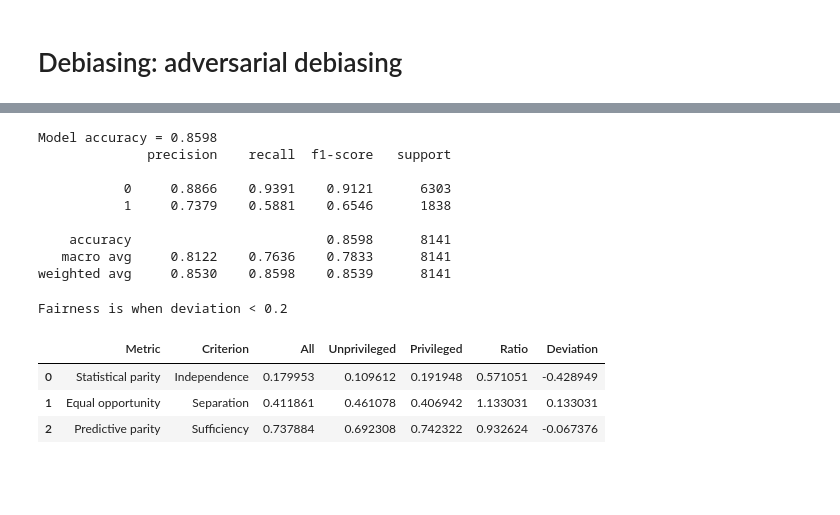
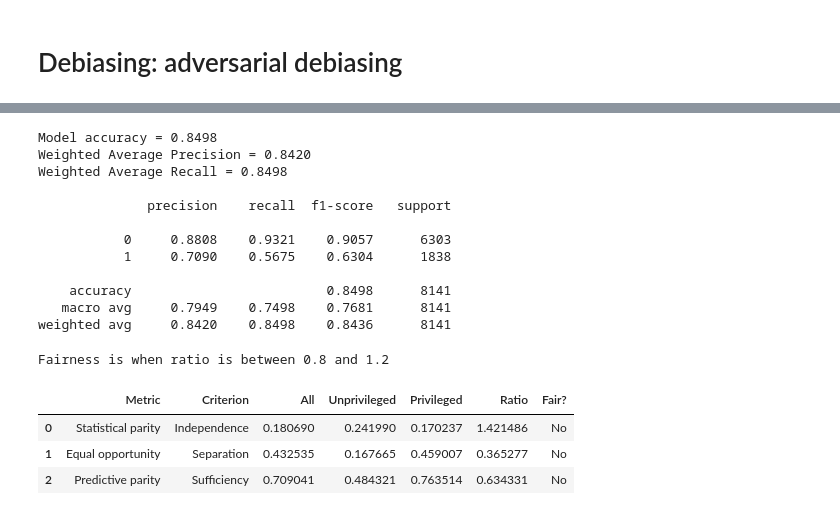
Before and after one commit to basisai/xafai-demo, a Jupyter notebook: toy_example.ipynb, the cells around one changed output, grey strips where cells are left out. Drawn from its saved outputs; the diff is of its cells as text; code cells hidden in the pictures; blank space fills up the shorter version.

```diff
--- a/toy_example.ipynb
+++ b/toy_example.ipynb
@@ -283,8 +276,9 @@ threshold = 0.2
 BIAS_INFO = {
     'favorable_label': 1,
     'unfavorable_label': 0,
-    'protected_columns': ['Race=Amer-Indian-Eskimo', 'Race=Asian-Pac-Islander',
-                          'Race=Black', 'Race=Other', 'Race=White']
+    'protected_columns': [
+        'Race=Amer-Indian-Eskimo', 'Race=Asian-Pac-Islander',
+        'Race=Black', 'Race=Other', 'Race=White']
 }
 
 PRIVILEGED_INFO = {
@@ -426,33 +430,39 @@ epoch 19; iter: 0; batch classifier loss: 0.271777; batch adversarial loss: 0.47
 # %%
-y_val_adj = adj_val.labels
+y_val_adj = adj_pred_val.labels
 
 # Compute accuracy after debiasing
 print(f"Model accuracy = {metrics.accuracy_score(y_val, y_val_adj):.4f}")
+print("Weighted Average Precision = {:.4f}".format(metrics.precision_score(y_val, y_val_adj, average="weighted")))
+print("Weighted Average Recall = {:.4f}".format(metrics.recall_score(y_val, y_val_adj, average="weighted")), "\n")
 print(metrics.classification_report(y_val, y_val_adj, digits=4))
 # %% [output]
-Model accuracy = 0.8598
+Model accuracy = 0.8498
+Weighted Average Precision = 0.8420
+Weighted Average Recall = 0.8498
+
               precision    recall  f1-score   support
 
-           0     0.8866    0.9391    0.9121      6303
-           1     0.7379    0.5881    0.6546      1838
+           0     0.8808    0.9321    0.9057      6303
+           1     0.7090    0.5675    0.6304      1838
 
-    accuracy                         0.8598      8141
-   macro avg     0.8122    0.7636    0.7833      8141
-weighted avg     0.8530    0.8598    0.8539      8141
+    accuracy                         0.8498      8141
+   macro avg     0.7949    0.7498    0.7681      8141
+weighted avg     0.8420    0.8498    0.8436      8141
 # %%
 # Compute fairness
 clf_metric = ClassificationMetric(grdtruth_val, adj_pred_val, **PRIVILEGED_INFO)
 fmeasures = compute_fairness_metrics(clf_metric)
+fmeasures["Fair?"] = fmeasures["Ratio"].apply(lambda x: "Yes" if np.abs(x - 1) < threshold else "No")
 
-print(f"Fairness is when deviation < {threshold}")
+print(f"Fairness is when ratio is between {1-threshold} and {1+threshold}")
 display(fmeasures.iloc[:3]
-        .style.applymap(lambda x: color_red(x, threshold), subset=['Deviation']))
+        .style.applymap(color_red, subset=["Fair?"]))
 # %% [output]
-Fairness is when deviation < 0.2
+Fairness is when ratio is between 0.8 and 1.2
-|  | Metric | Criterion | All | Unprivileged | Privileged | Ratio | Deviation |
-| 0 | Statistical parity | Independence | 0.179953 | 0.109612 | 0.191948 | 0.571051 | -0.428949 |
-| 1 | Equal opportunity | Separation | 0.411861 | 0.461078 | 0.406942 | 1.133031 | 0.133031 |
-| 2 | Predictive parity | Sufficiency | 0.737884 | 0.692308 | 0.742322 | 0.932624 | -0.067376 |
+|  | Metric | Criterion | All | Unprivileged | Privileged | Ratio | Fair? |
+| 0 | Statistical parity | Independence | 0.180690 | 0.241990 | 0.170237 | 1.421486 | No |
+| 1 | Equal opportunity | Separation | 0.432535 | 0.167665 | 0.459007 | 0.365277 | No |
+| 2 | Predictive parity | Sufficiency | 0.709041 | 0.484321 | 0.763514 | 0.634331 | No |
 # %%
 sess.close()
 tf.reset_default_graph()
```
Also changed, not shown: parts of 14 cells of this notebook, 13 other files.
